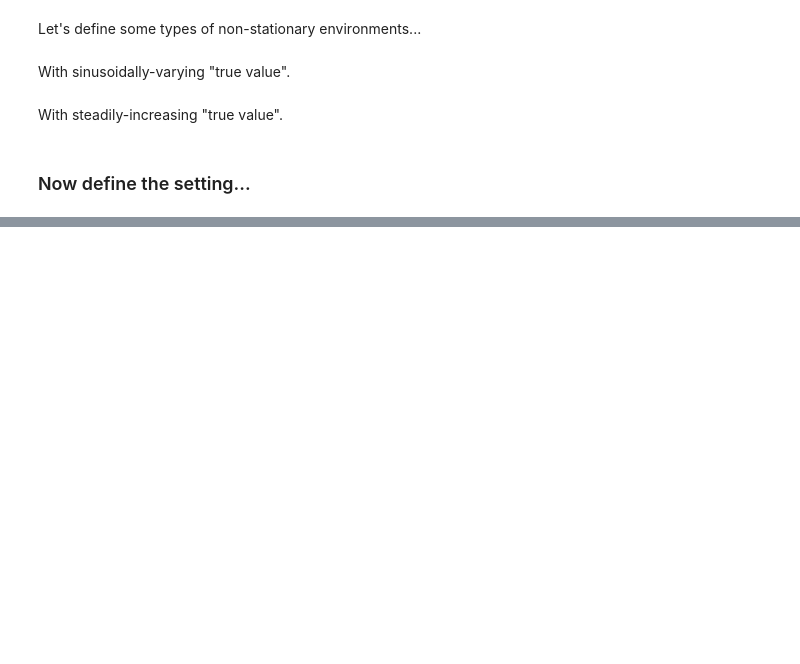
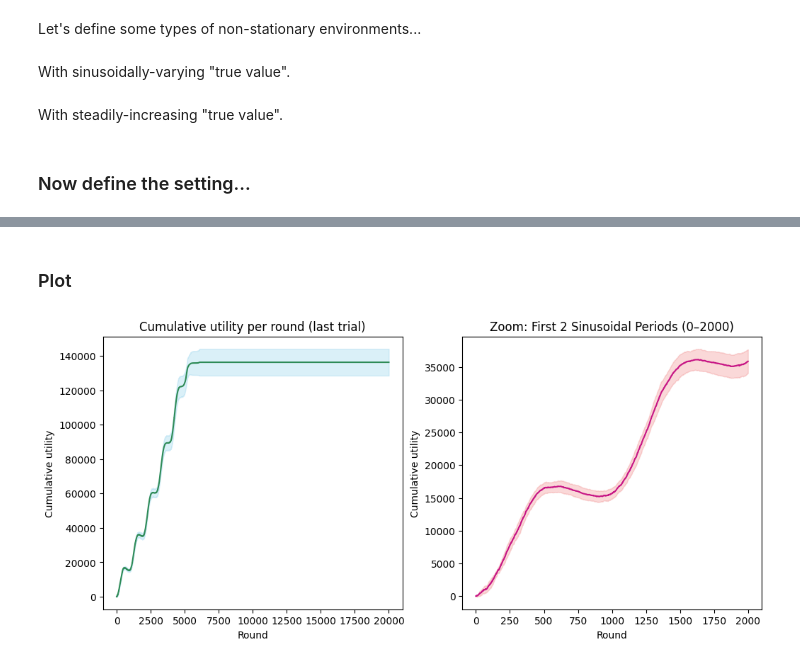
Before and after one commit to peetceenatoo/online-learning, a Jupyter notebook: R3.ipynb, the cells around one changed output, grey strips where cells are left out. Drawn from its saved outputs; the diff is of its cells as text; code cells hidden in the pictures; blank space fills up the shorter version.

```diff
--- a/R3.ipynb
+++ b/R3.ipynb
@@ -23,9 +20,9 @@ class Environment:
 With sinusoidally-varying "true value".
 # %%
 # Here we model the probability of buying around the mean valuation as a gaussian distribution...
-# ... but its mean keeps changing sinusoidally over time, with a fixed amplitude and frequency.
+# ... but its mean keeps changing sinusoidally over time, with a fixed amplitude and period.
 class PricingEnvironmentSingleProductSinusoidalMean(Environment):
-    def __init__(self, cost, initial_base_mean_valuation, std_valuation, buyers_per_round, total_rounds, amplitude, frequency):
+    def __init__(self, cost, initial_base_mean_valuation, std_valuation, buyers_per_round, total_rounds, amplitude, period):
         self.cost = cost
         self.initial_base_mean_valuation = initial_base_mean_valuation
         self.std_valuation = std_valuation
@@ -33,10 +30,10 @@ class PricingEnvironmentSingleProductSinusoidalMean(Environment):
         self.total_rounds = total_rounds            # Needed to define the full cycle
         self.current_round = 0                      # To track time
         self.amplitude = amplitude                  # How much the mean valuation swings up and down
-        self.frequency = frequency                  # How many rounds it takes to complete one full cycle
+        self.period = period                        # How many rounds it takes to complete one full cycle
 
     def round(self, p_t):
-        current_mean_valuation = self.initial_base_mean_valuation + self.amplitude * np.sin(2 * np.pi * self.current_round / self.frequency)
+        current_mean_valuation = self.initial_base_mean_valuation + self.amplitude * np.sin(2 * np.pi * self.current_round / self.period)
 
         # Probability of a single customer buying at price p_t
         # loc=current_mean_valuation means the center of the valuation distribution shifts
@@ -93,21 +90,24 @@ n_trials = 10             # Number of independent trials for averaging
 # --- Pricing Grid and Product Info ---
 
 cost = 2.00                       # Unit production cost
-min_value = 0.00                  # True value of the product...
-max_value = 10.00                 # ... between min and max
+initial_value = 5.00              # Initial mean valuation of the product
 std_valuation = 1.0               # Standard deviation of customer valuations
 
 min_p = 0.0
-max_p = int(max_value * 2)
-price_step = 0.5
-P = np.linspace(min_p, max_p, int((max_p - min_p) / price_step) + 1)    # Discrete set of prices
-K = len(P)                                                              # Number of price options (arms)
+max_p = int(initial_value * 2)
+K = 10                                  # Number of prices to test
+P = np.linspace(min_p, max_p, K)        # Prices to test
 
-assert cost < max_value , "Cost must be less than value"
+assert cost < initial_value , "Cost must be less than value"
 
 # --- Market and Inventory Parameters ---
 
 B = 120000 * N                          # Total inventory available (seller capacity)
+
+amplitude = 2.0
+period = 1000
+
+drift_rate = initial_value / T
 
 # --- Derived Buyer Generation per Round ---
 
@@ -117,4 +117,5 @@ assert buyers_per_round >= 1, "Must have at least one buyer per round"
 # --- Other Parameters ---
 
 zoom = 0.001              # Zoom factor for plotting
+zoom_end = 2 * period  # Show only up to 2 periods
 s = 30                    # random seed
@@ -120,0 +257,22 @@ s = 30                    # random seed
+# %% [markdown]
+### Plot
+# %%
+plt.figure(figsize=(12, 5))
+
+# --- Full cumulative utility plot ---
+plt.subplot(1, 2, 1)
+plt.plot(mean_cum_util, color='seagreen', label='Cumulative utility')
+plt.fill_between(np.arange(T), mean_cum_util - std_cum_util, mean_cum_util + std_cum_util, color='skyblue', alpha=0.3, label='±1 std. dev.')
+plt.xlabel('Round')
+plt.ylabel('Cumulative utility')
+plt.title('Cumulative utility per round (last trial)')
+
+# --- Zoomed plot for first two periods ---
+plt.subplot(1, 2, 2)
+plt.plot(np.arange(zoom_end), mean_cum_util[:zoom_end], color='mediumvioletred', label='Zoomed view (first 2 periods)')
+plt.fill_between(np.arange(zoom_end), mean_cum_util[:zoom_end] - std_cum_util[:zoom_end], mean_cum_util[:zoom_end] + std_cum_util[:zoom_end], color='lightcoral', alpha=0.3, label='±1 std. dev.')
+plt.xlabel('Round')
+plt.ylabel('Cumulative utility')
+_ = plt.title(f'Zoom: First {2} Sinusoidal Periods (0–{zoom_end})')
+# %% [output]
+[figure, added]
```
Also changed, not shown: parts of 15 cells of this notebook.
